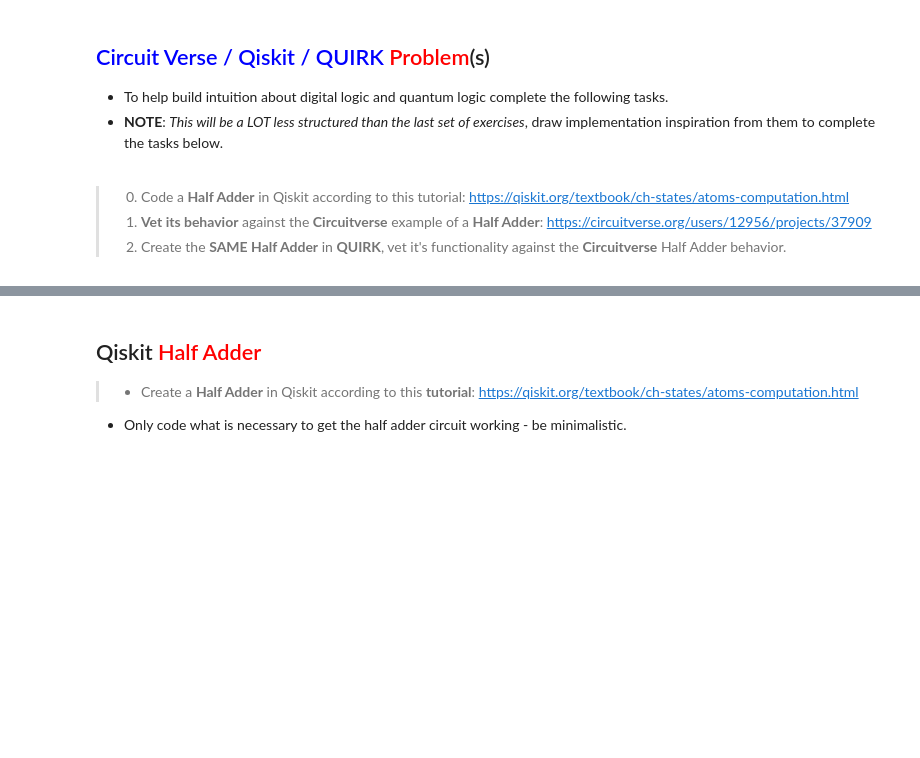
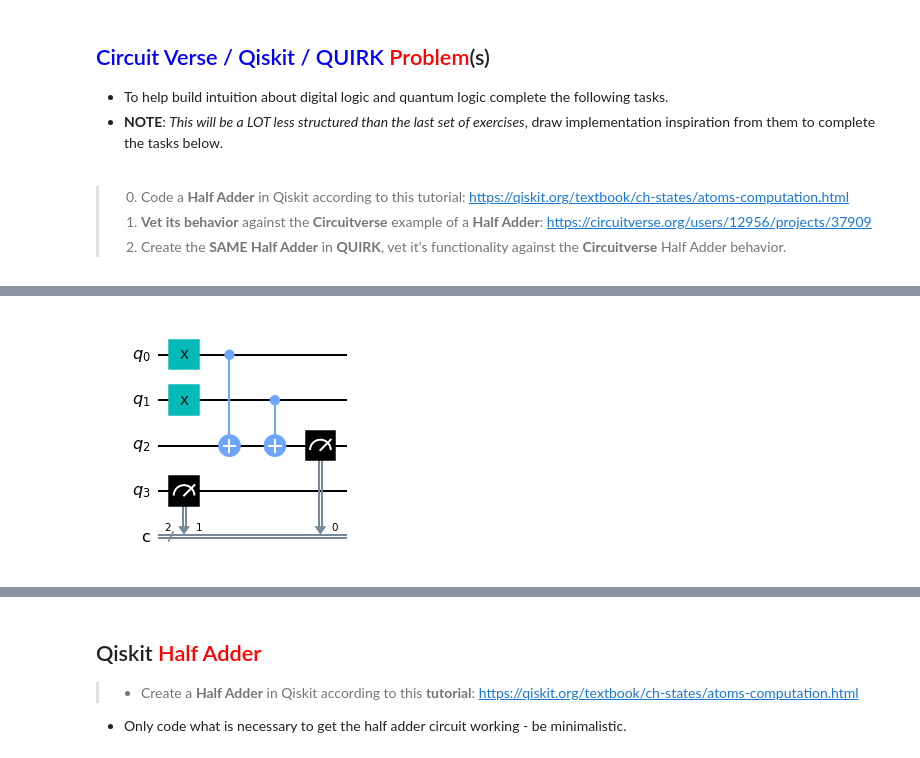
Before and after one commit to AaronCWacker/QuantumEducation, a Jupyter notebook: QC_WorkShop/3-Quantum Circuits.ipynb, the cells around one changed output, grey strips where cells are left out. Saved outputs shown, nothing was run; the diff lists cells and outputs as text; code cells hidden in the pictures; blank space fills up the shorter version.

```diff
--- a/QC_WorkShop/3-Quantum Circuits.ipynb
+++ b/QC_WorkShop/3-Quantum Circuits.ipynb
@@ -1519,0 +1596,8 @@ https://algassert.com/quirk#circuit={%22cols%22:[[%22~bhpb%22]],%22gates%22:[{%2
+# %%
+# extract outputs
+qc.measure(2,0) # extract XOR value
+qc.measure(3,1)
+
+qc.draw(output='mpl')
+# %% [output]
+[figure, added]
```
Also changed, not shown: parts of 19 cells of this notebook, 7 other files.
